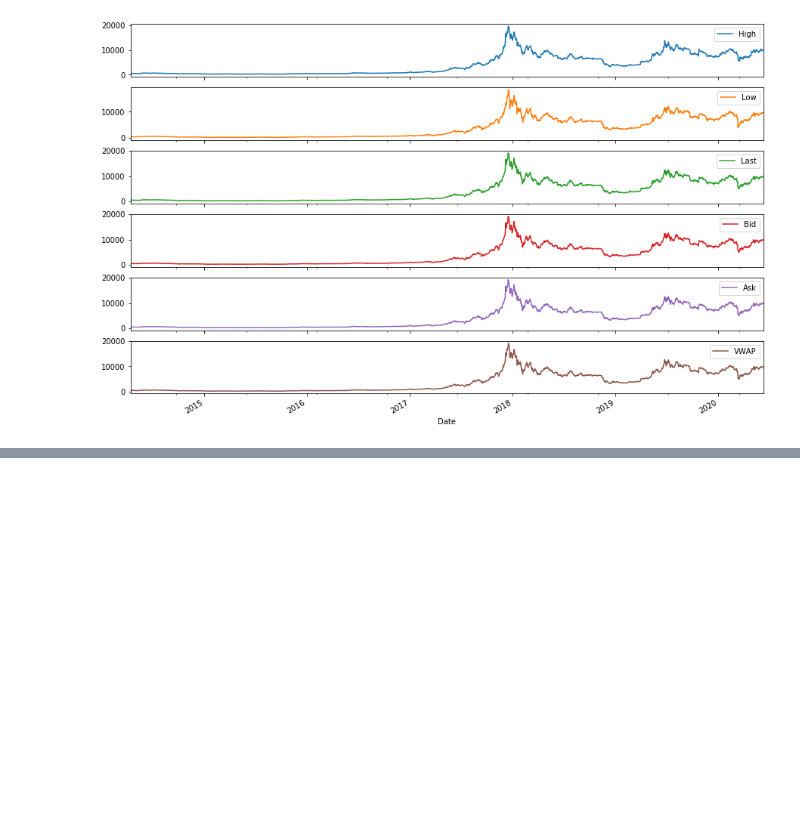
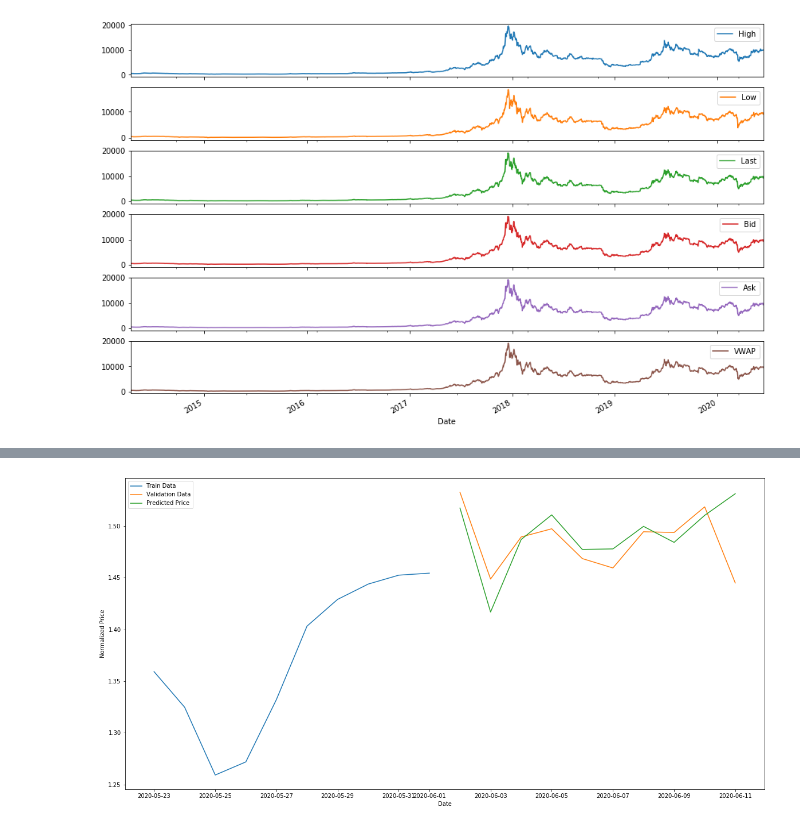
Before and after one commit to tt0507/Mini-Project, a Jupyter notebook: Finance/bitcoin.ipynb, the cells around one changed output, grey strips where cells are left out. Drawn from its saved outputs; the diff is of its cells as text; code cells hidden in the pictures; blank space fills up the shorter version.

```diff
--- a/Finance/bitcoin.ipynb
+++ b/Finance/bitcoin.ipynb
@@ -189,9 +214,13 @@ y_val_multi = np.array(labels)
 # %%
-model = tf.keras.models.Sequential()
-model.add(tf.keras.layers.LSTM(32, input_shape=(2213, 6), return_sequences=True))
-model.add(tf.keras.layers.Dense(10))
+model = keras.models.Sequential([
+    keras.layers.LSTM(100, return_sequences=True, input_shape = train_data.shape[-2:]),
+    keras.layers.LSTM(50, return_sequences=True),
+    keras.layers.LSTM(25),
+    keras.layers.Dense(1)
+])
 
+callback = keras.callbacks.EarlyStopping(patience=10, restore_best_weights=True)
 model.compile(optimizer=tf.keras.optimizers.RMSprop(), loss='mae')
 # %%
-history = model.fit(x_train_multi, y_train_multi, epochs=20,
-                    validation_data=(x_val_multi, y_val_multi))
+history = model.fit(train_data, train_labels, epochs=100,
+                    validation_data=(valid_data, valid_labels), callbacks=[callback])
@@ -197,0 +245,21 @@ history = model.fit(x_train_multi, y_train_multi, epochs=20,
+# %%
+predict = model.predict(valid_data)
+# %%
+vwap = []
+
+for val in range(len(dataset)):
+    vwap.append(dataset[val][-1])
+# %%
+train_date = bitcoin.index[:train_split]
+data_train = uni_data[:train_split].tolist()
+
+plt.figure(figsize=(20, 10))
+plt.plot(bitcoin.index[-20:-10], vwap[-20:-10], label="Train Data")
+plt.plot(bitcoin.index[-10:], vwap[-10:], label="Validation Data")
+plt.plot(bitcoin.index[-10:], predict, label="Predicted Price")
+plt.xlabel("Date")
+plt.ylabel("Normalized Price")
+plt.legend()
+plt.show()
+# %% [output]
+[figure, added]
```
Also changed, not shown: parts of 14 cells of this notebook.
